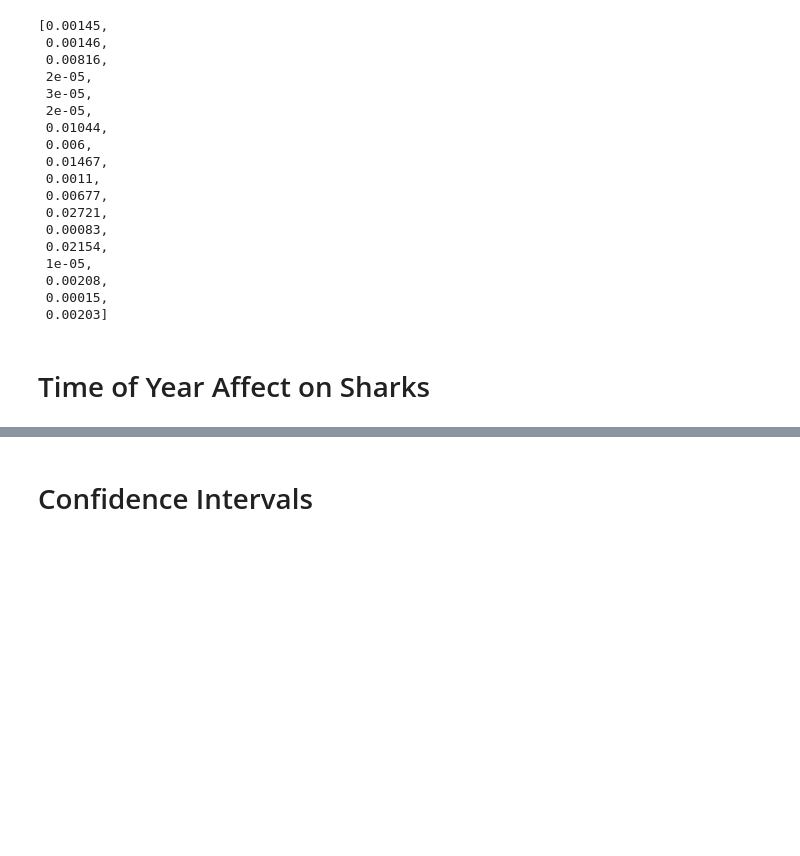
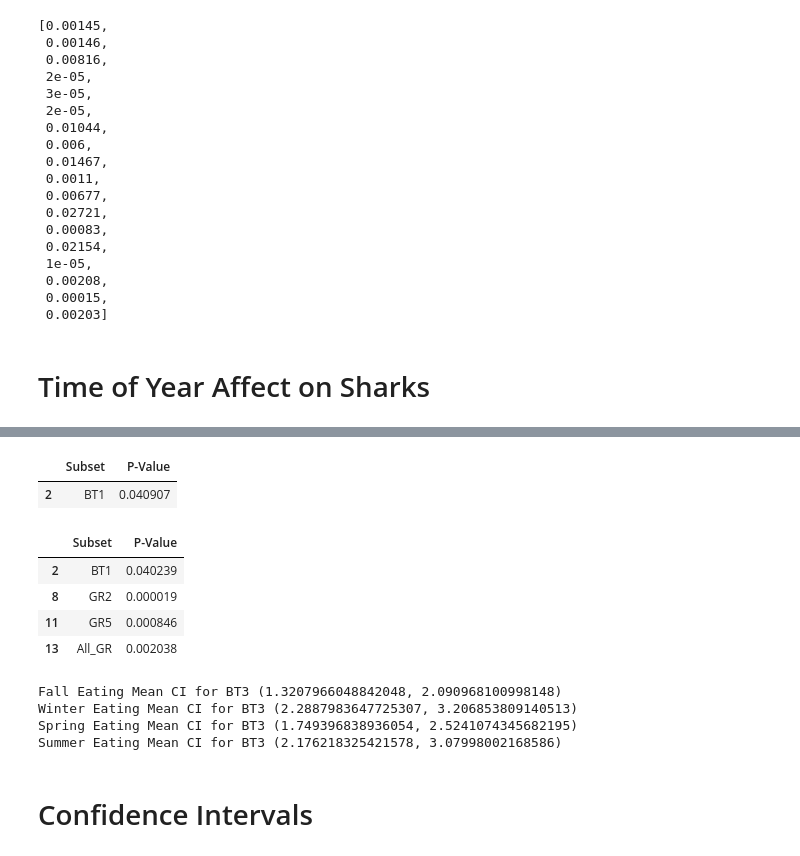
Before and after one commit to Data-Science-in-Business-Fall-2020/final-project-danny_brady_michael, a Jupyter notebook: T_Tests.ipynb, the cells around one changed output, grey strips where cells are left out. Drawn from its saved outputs; the diff is of its cells as text; code cells hidden in the pictures; blank space fills up the shorter version.

```diff
--- a/T_Tests.ipynb
+++ b/T_Tests.ipynb
@@ -798,12 +783,12 @@ eat_fall = eat[eat.Date.map(season_of_date)=="fall"]
 eat_winter = eat[eat.Date.map(season_of_date)=="winter"]
 eat_spring = eat[eat.Date.map(season_of_date)=="spring"]
 # %%
-targets_summer = targets[targets.Date.map(season_of_date)=="summer"]
-targets_fall = targets[targets.Date.map(season_of_date)=="fall"]
-targets_winter = targets[targets.Date.map(season_of_date)=="winter"]
-targets_spring = targets[targets.Date.map(season_of_date)=="spring"]
+targets_summer = targets[eat.Date.map(season_of_date)=="summer"]
+targets_fall = targets[eat.Date.map(season_of_date)=="fall"]
+targets_winter = targets[eat.Date.map(season_of_date)=="winter"]
+targets_spring = targets[eat.Date.map(season_of_date)=="spring"]
 # %%
-drops_summer = drops[eat.Date.map(season_of_date)=="summer"]
-drops_fall = drops[eat.Date.map(season_of_date)=="fall"]
-drops_winter = drops[eat.Date.map(season_of_date)=="winter"]
-drops_spring = drops[eat.Date.map(season_of_date)=="spring"]
+drops_summer = drops[drops.Date.map(season_of_date)=="summer"]
+drops_fall = drops[drops.Date.map(season_of_date)=="fall"]
+drops_winter = drops[drops.Date.map(season_of_date)=="winter"]
+drops_spring = drops[drops.Date.map(season_of_date)=="spring"]
@@ -809,0 +821,31 @@ drops_spring = drops[eat.Date.map(season_of_date)=="spring"]
+# %%
+p_values = {}
+for column in drops.iloc[:,1:]:
+    p_values.update({column:stats.f_oneway(drops_summer[column].dropna(), drops_fall[column].dropna(),drops_winter[column].dropna(),drops_spring[column].dropna())[1]})
+p_values = pd.DataFrame(list(p_values.items()),columns = ['Subset','P-Value'])
+p_values[p_values["P-Value"]<0.05]
+# %% [output]
+|  | Subset | P-Value |
+| 2 | BT1 | 0.040907 |
+# %%
+p_values = {}
+for column in drops.iloc[:,1:]:
+    p_values.update({column:stats.f_oneway(targets_summer[column].dropna(), targets_fall[column].dropna(),targets_winter[column].dropna(),targets_spring[column].dropna())[1]})
+p_values = pd.DataFrame(list(p_values.items()),columns = ['Subset','P-Value'])
+p_values[p_values["P-Value"]<0.05]
+# %% [output]
+|  | Subset | P-Value |
+| 2 | BT1 | 0.040239 |
+| 8 | GR2 | 0.000019 |
+| 11 | GR5 | 0.000846 |
+| 13 | All_GR | 0.002038 |
+# %%
+print("Fall Eating Mean CI for BT3",st.t.interval(alpha=0.95, df=len(eat_fall["BT3"])-1, loc=np.mean(eat_fall["BT3"]), scale=st.sem(eat_fall["BT3"],nan_policy='omit')))
+print("Winter Eating Mean CI for BT3",st.t.interval(alpha=0.95, df=len(eat_winter["BT3"])-1, loc=np.mean(eat_winter["BT3"]), scale=st.sem(eat_winter["BT3"],nan_policy='omit')))
+print("Spring Eating Mean CI for BT3",st.t.interval(alpha=0.95, df=len(eat_spring["BT3"])-1, loc=np.mean(eat_spring["BT3"]), scale=st.sem(eat_spring["BT3"],nan_policy='omit')))
+print("Summer Eating Mean CI for BT3",st.t.interval(alpha=0.95, df=len(eat_summer["BT3"])-1, loc=np.mean(eat_summer["BT3"]), scale=st.sem(eat_summer["BT3"],nan_policy='omit')))
+# %% [output]
+Fall Eating Mean CI for BT3 (1.3207966048842048, 2.090968100998148)
+Winter Eating Mean CI for BT3 (2.2887983647725307, 3.206853809140513)
+Spring Eating Mean CI for BT3 (1.749396838936054, 2.5241074345682195)
+Summer Eating Mean CI for BT3 (2.176218325421578, 3.07998002168586)
```
Also changed, not shown: parts of 4 cells of this notebook.
